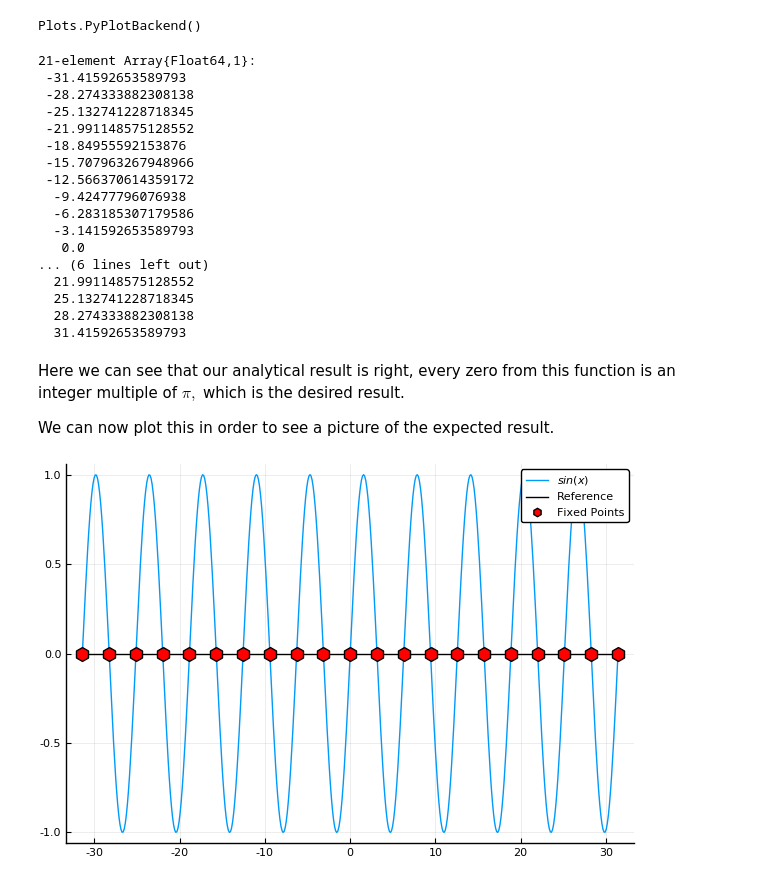
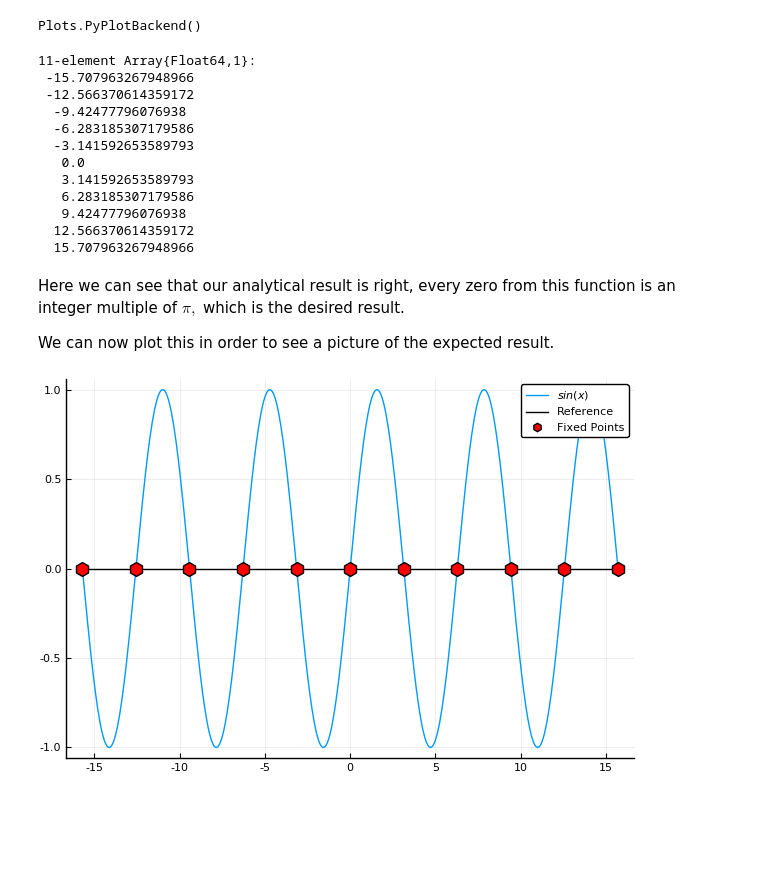
Before and after one commit to edwinb-ai/nonlinear-dynamics, a Jupyter notebook: ch-02/Exercise-2.1.ipynb, the cells around one changed output. Drawn from its saved outputs; the diff is of its cells as text; code cells hidden in the pictures; blank space fills up the shorter version.

```diff
--- a/ch-02/Exercise-2.1.ipynb
+++ b/ch-02/Exercise-2.1.ipynb
@@ -43,36 +43,31 @@ Plots.PyPlotBackend()
 f(x) = sin(x)
 # Find all the zeros of this function within the interval
 # x ∈ [-10π, 10π]
-solutions = fzeros(f, -10π, 10π)
+solutions = fzeros(f, -5π, 5π)
 # %% [output]
-21-element Array{Float64,1}:
- -31.41592653589793
- -28.274333882308138
- -25.132741228718345
- -21.991148575128552
- -18.84955592153876
+11-element Array{Float64,1}:
  -15.707963267948966
  -12.566370614359172
   -9.42477796076938
   -6.283185307179586
   -3.141592653589793
    0.0
-... (6 lines left out)
-  21.991148575128552
-  25.132741228718345
-  28.274333882308138
-  31.41592653589793
+   3.141592653589793
+   6.283185307179586
+   9.42477796076938
+  12.566370614359172
+  15.707963267948966
 # %% [markdown]
 Here we can see that our analytical result is right, every zero from this function is an integer multiple of $\pi,$ which is the desired result.
 
 We can now plot this in order to see a picture of the expected result.
 # %%
 # Now we plot these points
-x_vals = range(-10π, stop=10π, length=500)
+x_vals = range(-5π, 5π, length=500)
 plot(x_vals, f.(x_vals), lab = L"sin(x)", leg = :topright)
 # This is a black line for reference, just to know where zero is
 plot!(x_vals, zeros(length(x_vals)), color = :black, lab = "Reference")
 # And these are the fixed points.
 scatter!(solutions, zeros(length(solutions)), marker = (:hexagon, 10, :red), lab = "Fixed Points")
 # %% [output]
-[figure, old version]
+[figure, new version]
```
Also changed, not shown: parts of 4 cells of this notebook.
